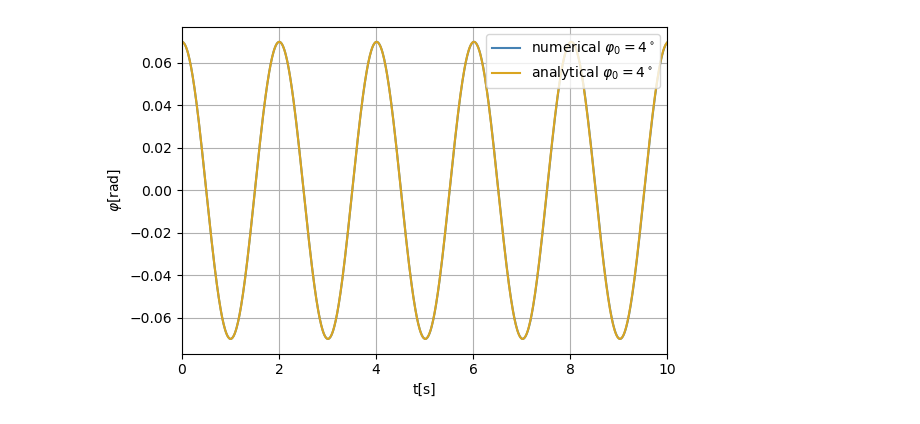
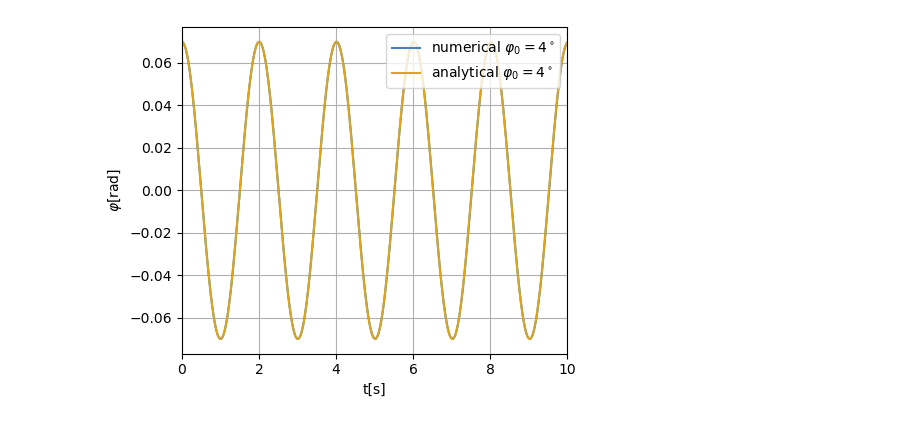
Before and after one commit to w-maks/Numerical-Pendulum, a Jupyter notebook: plots.ipynb, the cells around one changed output. Saved outputs shown, nothing was run; the diff lists cells and outputs as text; code cells hidden in the pictures.

```diff
--- a/plots.ipynb
+++ b/plots.ipynb
@@ -7,18 +7,18 @@ df_4 = pd.read_csv("./cmake-build-debug/pendulum_4.csv")
 # %%
 colors_2 = ['steelblue', 'goldenrod']
 # %%
-plt.figure(figsize=(6, 4))
+plt.figure(figsize=(5, 4))
 plt.plot(df_4['t'], df_4['phi'], label=r"numerical $\varphi_0 = 4^\circ$", color=colors_2[0])
 plt.plot(df_4['t'], df_4['phi_anal'], label=r"analytical $\varphi_0 = 4^\circ$", color=colors_2[1])
 plt.xlabel("t[s]")
 plt.ylabel(r"$\varphi$[rad]")
 plt.xlim(0,10)
 plt.grid(True)
 plt.legend(loc="upper right")
 plt.tight_layout()
 plt.show()
 # %% [output]
-[figure, old version]
+[figure, new version]
 # %%
 df_45 = pd.read_csv("./cmake-build-debug/pendulum_45.csv")
 df_90 = pd.read_csv("./cmake-build-debug/pendulum_90.csv")
```
Also changed, not shown: parts of 2 cells of this notebook.
